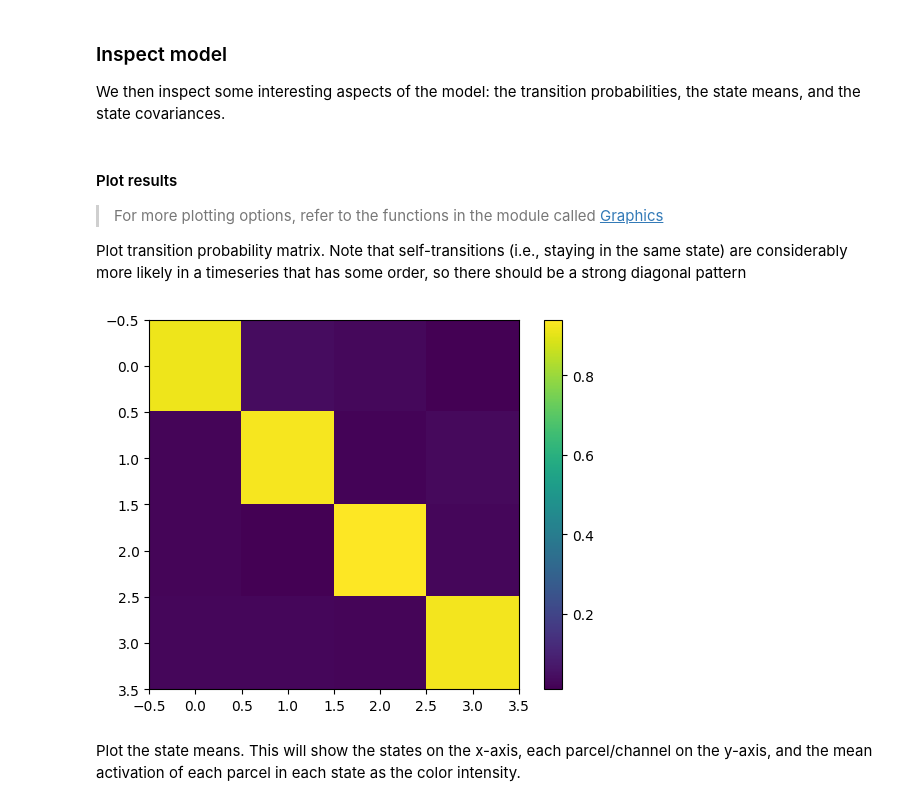
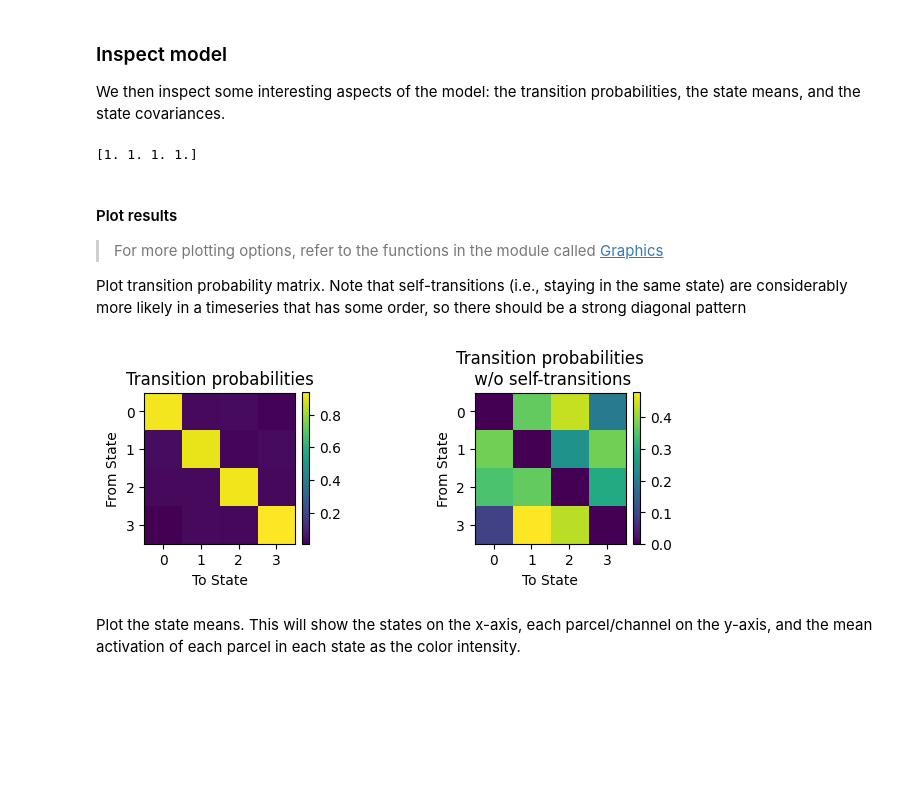
Before and after one commit to vidaurre/glhmm, a Jupyter notebook: docs/notebooks/GaussianHMM_example.ipynb, the cells around one changed output. Drawn from its saved outputs; the diff is of its cells as text; code cells hidden in the pictures; blank space fills up the shorter version.

```diff
--- a/docs/notebooks/GaussianHMM_example.ipynb
+++ b/docs/notebooks/GaussianHMM_example.ipynb
@@ -86,24 +84,54 @@ We then inspect some interesting aspects of the model: the transition probabilit
 K = hmm.hyperparameters["K"] # the number of states
 q = data.shape[1] # the number of parcels/channels
 TP = np.zeros(shape=(K, K))
-TP = hmm.P # the transition probability matrix
+TP = hmm.P.copy() # the transition probability matrix
 state_means = np.zeros(shape=(q, K))
 state_means = hmm.get_means() # the state means in the shape (no. features, no. states)
 state_FC = np.zeros(shape=(q, q, K))
 for k in range(K):
     state_FC[:,:,k] = hmm.get_covariance_matrix(k=k) # the state covariance matrices in the shape (no. features, no. features, no. states)
+# %%
+TP_noself = TP.copy()
+np.fill_diagonal(TP_noself, 0)
+sumtmp = TP_noself.sum(axis=1)
+TP_noself2 = TP_noself.copy()
+TP_noself2 = (TP_noself.T / sumtmp[None,:]).T
+sum2 = TP_noself2.sum(axis=1)
+print(sum2)
+# %% [output]
+[1. 1. 1. 1.]
 # %% [markdown]
 #### Plot results
 
 > For more plotting options, refer to the functions in the module called [Graphics](../../glhmm/graphics.py)
 
 Plot transition probability matrix. Note that self-transitions (i.e., staying in the same state) are considerably more likely in a timeseries that has some order, so there should be a strong diagonal pattern
-# %%
-plt.imshow(TP)
-plt.colorbar()
-plt.show()
-# %% [output]
-[figure, removed]
+# %%
+plt.subplot(1,2,1)
+plt.imshow(TP)
+plt.xticks(np.arange(4))
+plt.yticks(np.arange(4))
+plt.title('Transition probabilities')
+plt.xlabel('To State')
+plt.ylabel('From State')
+plt.colorbar(fraction=0.046, pad=0.04)
+plt.subplot(1,2,2)
+TP_noself = TP.copy()
+np.fill_diagonal(TP_noself, 0)
+sumtmp = TP_noself.sum(axis=1)
+TP_noself2 = TP_noself.copy()
+TP_noself2 = (TP_noself.T / sumtmp[None,:]).T
+plt.imshow(TP_noself2)
+plt.xticks(np.arange(4))
+plt.yticks(np.arange(4))
+plt.title('Transition probabilities\n w/o self-transitions')
+plt.xlabel('To State')
+plt.ylabel('From State')
+plt.colorbar(fraction=0.046, pad=0.04)
+plt.subplots_adjust(wspace=1)
+plt.show()
+# %% [output]
+[figure, added]
 # %% [markdown]
 Plot the state means. This will show the states on the x-axis, each parcel/channel on the y-axis, and the mean activation of each parcel in each state as the color intensity.
 # %%
```
Also changed, not shown: parts of 19 cells of this notebook.
